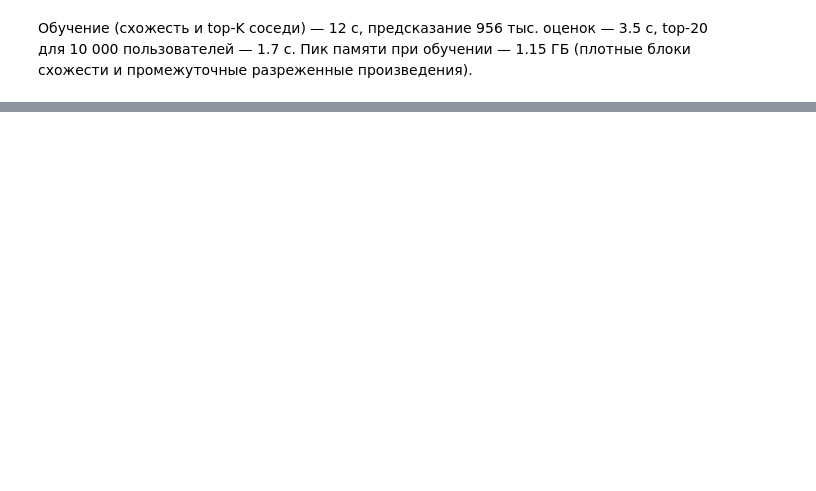
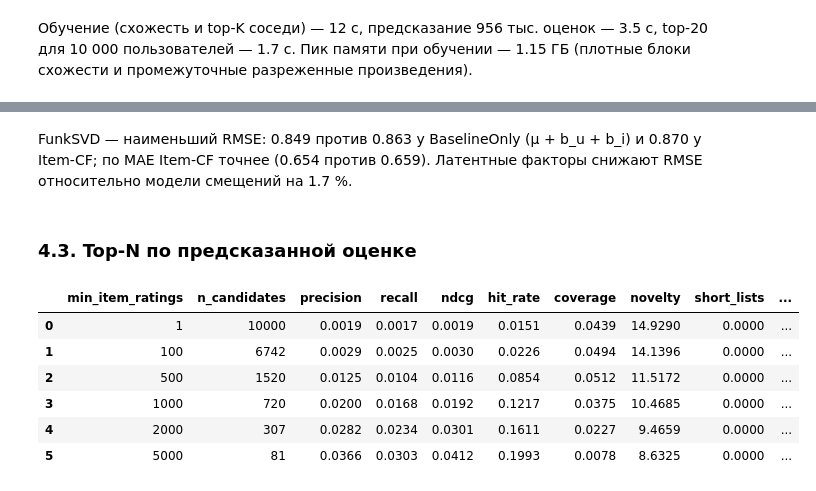
Before and after one commit to a-kapset/Rec_Systems_HW1, a Jupyter notebook: notebooks/goodbooks_recsys.ipynb, the cells around one changed output, grey strips where cells are left out. Drawn from its saved outputs; the diff is of its cells as text; code cells hidden in the pictures; blank space fills up the shorter version.

```diff
--- a/notebooks/goodbooks_recsys.ipynb
+++ b/notebooks/goodbooks_recsys.ipynb
@@ -716,0 +791,26 @@ pd.Series(
+# %% [markdown]
+FunkSVD — наименьший RMSE: 0.849 против 0.863 у BaselineOnly (μ + b_u + b_i) и 0.870 у Item-CF; по MAE Item-CF точнее (0.654 против 0.659). Латентные факторы снижают RMSE относительно модели смещений на 1.7 %.
+# %% [markdown]
+### 4.3. Top-N по предсказанной оценке
+# %%
+rows = []
+for min_ratings in (1, 100, 500, 1000, 2000, 5000):
+    svd.set_min_item_ratings(min_ratings)
+    result = evaluation.evaluate(svd, valid_set, ks=(10,)).iloc[0]
+    rows.append(
+        {
+            "min_item_ratings": min_ratings,
+            "n_candidates": int(svd.candidates.sum()),
+            **result[columns + ["mean_popularity"]],
+        }
+    )
+svd.set_min_item_ratings(config.SVD_MIN_ITEM_RATINGS)
+pd.DataFrame(rows)
+# %% [output]
+|  | min_item_ratings | n_candidates | precision | recall | ndcg | hit_rate | coverage | novelty | short_lists | ... |
+| 0 | 1 | 10000 | 0.0019 | 0.0017 | 0.0019 | 0.0151 | 0.0439 | 14.9290 | 0.0000 | ... |
+| 1 | 100 | 6742 | 0.0029 | 0.0025 | 0.0030 | 0.0226 | 0.0494 | 14.1396 | 0.0000 | ... |
+| 2 | 500 | 1520 | 0.0125 | 0.0104 | 0.0116 | 0.0854 | 0.0512 | 11.5172 | 0.0000 | ... |
+| 3 | 1000 | 720 | 0.0200 | 0.0168 | 0.0192 | 0.1217 | 0.0375 | 10.4685 | 0.0000 | ... |
+| 4 | 2000 | 307 | 0.0282 | 0.0234 | 0.0301 | 0.1611 | 0.0227 | 9.4659 | 0.0000 | ... |
+| 5 | 5000 | 81 | 0.0366 | 0.0303 | 0.0412 | 0.1993 | 0.0078 | 8.6325 | 0.0000 | ... |
```
Also changed, not shown: parts of 21 cells of this notebook, 5 other files.
